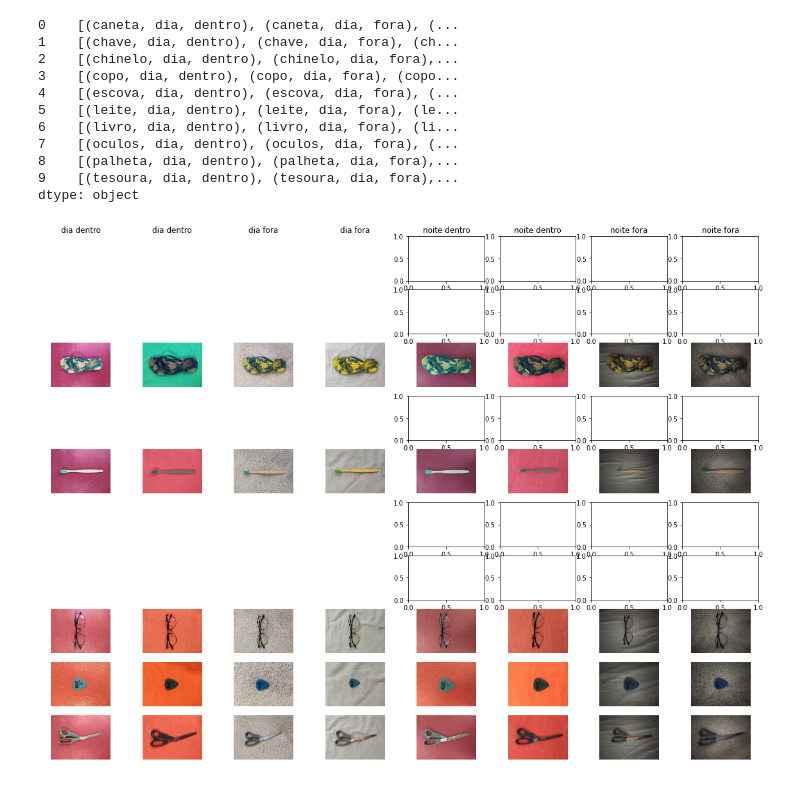
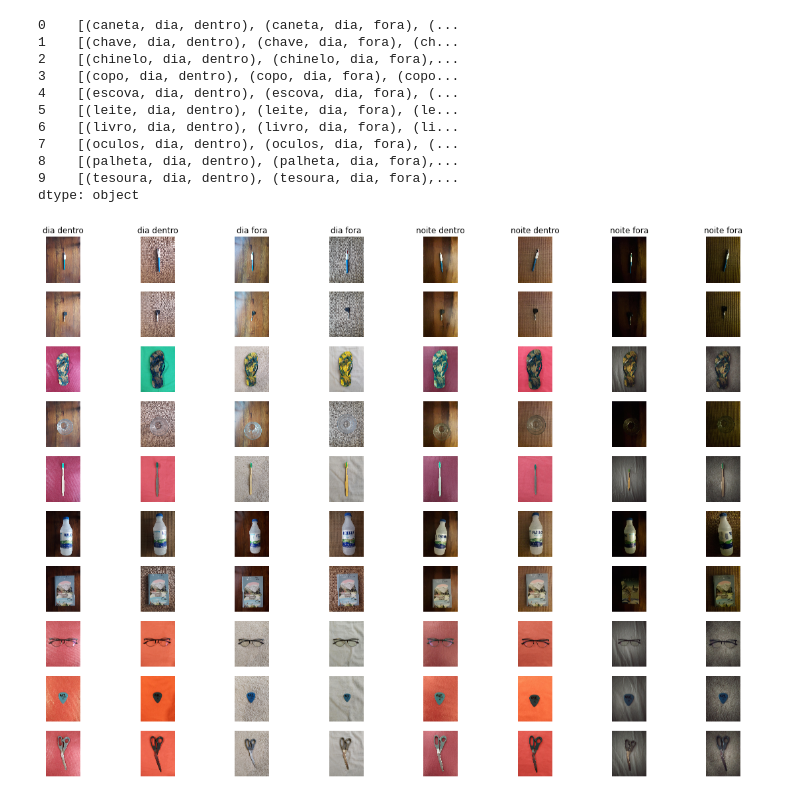
Before and after one commit to gabi-melo/image_processing, a Jupyter notebook: EP1/EP1.ipynb, the cells around one changed output. Drawn from its saved outputs; the diff is of its cells as text; code cells hidden in the pictures.

```diff
--- a/EP1/EP1.ipynb
+++ b/EP1/EP1.ipynb
@@ -89,35 +116,32 @@ selected
 9    [(tesoura, dia, dentro), (tesoura, dia, fora),...
 dtype: object
 # %%
-data_basepath = "/Users/gabimelo/Desktop/dataset/"
+data_basepath = "/Users/gabimelo/Downloads/dataset/"
 
 fig, axes = plt.subplots(10, 8, figsize=(20,15))
 
 for x, val in selected.items():
+
     for y, ex in enumerate(val):
 
         c, i, l = ex
 
-        try:
-            paths = metadata[(metadata.classe == c) &
-                            (metadata.periodo == i) &
-                            (metadata.local == l) &
-                            (metadata.exemplo == 1) &
-                            (metadata.repeticao == 1)].arquivo.values[0:2]
+        paths = metadata[(metadata.classe == c) &
+                        (metadata.periodo == i) &
+                        (metadata.local == l) &
+                        (metadata.exemplo == 1) &
+                        (metadata.repeticao == 1)].arquivo.values[0:2]
 
-            img = plt.imread(data_basepath + paths[0])
-            axes[x,y*2].imshow(img)
-            axes[x,y*2].set_axis_off()
+        img = plt.imread(data_basepath + paths[0])
+        axes[x,y*2].imshow(img)
+        axes[x,y*2].set_axis_off()
 
-            img = plt.imread(data_basepath + paths[1])
-            axes[x,y*2+1].imshow(img)
-            axes[x,y*2+1].set_axis_off()
-
-        except:
-            axes[x,y].set_axis_off()
+        img = plt.imread(data_basepath + paths[1])
+        axes[x,y*2+1].imshow(img)
+        axes[x,y*2+1].set_axis_off()
 
         if x == 0:
             axes[x,y*2].set_title(ex[1] + " " + ex[2])
             axes[x,y*2+1].set_title(ex[1] + " " + ex[2])
 # %% [output]
-[figure, old version]
+[figure, new version]
```
Also changed, not shown: parts of 4 cells of this notebook, 3 other files.
